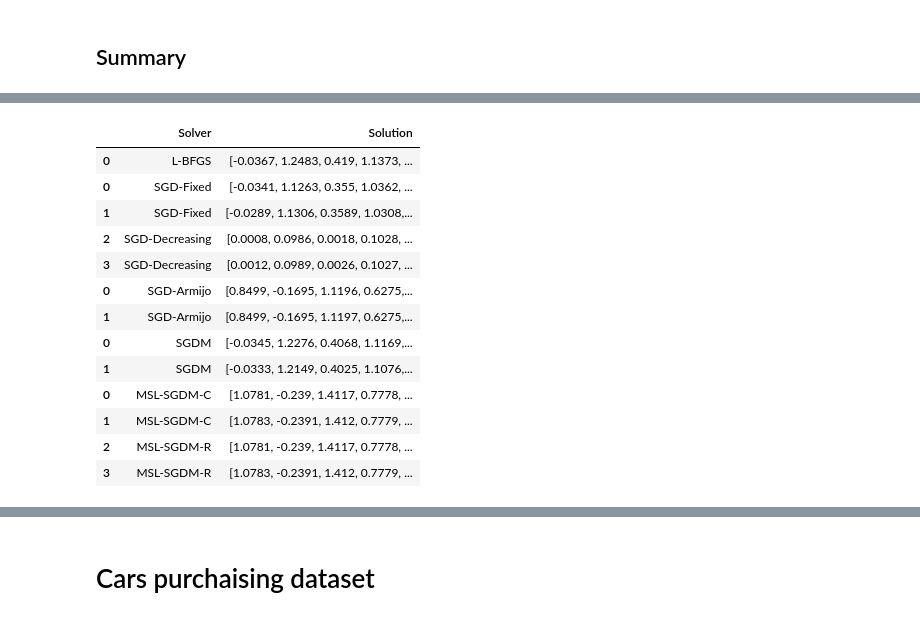
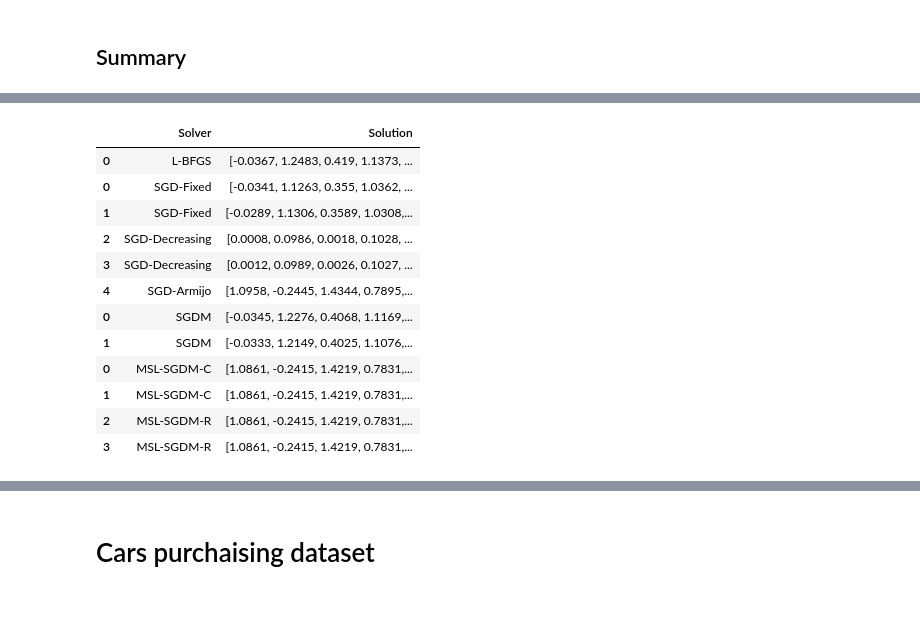
Before and after one commit to david-inf/SGD-and-LS, a Jupyter notebook: py/main.ipynb, the cells around one changed output, grey strips where cells are left out. Cells and saved outputs as stored; diff of their text form; code cells hidden in the pictures.

```diff
--- a/py/main.ipynb
+++ b/py/main.ipynb
@@ -122,7 +127,7 @@ sgdApple_decre3 = LogisticRegression(solver="SGD-Decreasing", C=1, minibatch=32)
 # SGD-Armijo
 #sgdApple_armijo1 = LogisticRegression(solver="SGD-Armijo", C=0.5, minibatch=64).fit(w0Apple, X_train_apple, y_train_apple, X_test_apple, y_test_apple, step_size=0.1)
 #sgdApple_armijo2 = LogisticRegression(solver="SGD-Armijo", C=2, minibatch=64).fit(w0Apple, X_train_apple, y_train_apple, X_test_apple, y_test_apple, step_size=0.001)
-sgdApple_armijo3 = LogisticRegression(solver="SGD-Armijo", C=1, minibatch=64).fit(w0Apple, X_train_apple, y_train_apple, X_test_apple, y_test_apple, step_size=1e-5)
+sgdApple_armijo3 = LogisticRegression(solver="SGD-Armijo", C=0.1, minibatch=64).fit(w0Apple, X_train_apple, y_train_apple, X_test_apple, y_test_apple, step_size=1)
 # %%
 # SGDM
 #sgdmApple_1 = LogisticRegression(solver="SGDM", C=0.001, minibatch=32).fit(w0Apple, X_train_apple, y_train_apple, X_test_apple, y_test_apple, step_size=0.5, momentum=0.9)
@@ -139,5 +144,5 @@ mslcApple_3 = LogisticRegression(solver="MSL-SGDM-C", C=2, minibatch=64).fit(w0A
 mslrApple_2 = LogisticRegression(solver="MSL-SGDM-R", C=2, minibatch=64).fit(w0Apple, X_train_apple, y_train_apple, X_test_apple, y_test_apple, step_size=0.01, momentum=0.9)
 mslrApple_3 = LogisticRegression(solver="MSL-SGDM-R", C=2, minibatch=64).fit(w0Apple, X_train_apple, y_train_apple, X_test_apple, y_test_apple, step_size=0.0001, momentum=0.9)
 # %%
-modelsApple_data1 = optim_data([sgdApple_fixed1, sgdApple_fixed3, sgdApple_decre1, sgdApple_decre3])
+modelsApple_data1 = optim_data([sgdApple_fixed1, sgdApple_fixed3, sgdApple_decre1, sgdApple_decre3, sgdApple_armijo3])
 # %%
@@ -168,18 +173,17 @@ pd.concat([optim_bench(benchmarkApple).drop(columns={"Solution", "Loss/Epochs"})
 # %%
 pd.concat([optim_bench(benchmarkApple)[["Solver", "Solution"]],
-          pd.concat([modelsApple_data1, modelsApple_data2, modelsApple_data3, modelsApple_data4])[["Solver", "Solution"]]])
+          pd.concat([modelsApple_data1, modelsApple_data3, modelsApple_data4])[["Solver", "Solution"]]])
 # %% [output]
 |  | Solver | Solution |
 | 0 | L-BFGS | [-0.0367, 1.2483, 0.419, 1.1373, ... |
 | 0 | SGD-Fixed | [-0.0341, 1.1263, 0.355, 1.0362, ... |
 | 1 | SGD-Fixed | [-0.0289, 1.1306, 0.3589, 1.0308,... |
 | 2 | SGD-Decreasing | [0.0008, 0.0986, 0.0018, 0.1028, ... |
 | 3 | SGD-Decreasing | [0.0012, 0.0989, 0.0026, 0.1027, ... |
-| 0 | SGD-Armijo | [0.8499, -0.1695, 1.1196, 0.6275,... |
-| 1 | SGD-Armijo | [0.8499, -0.1695, 1.1197, 0.6275,... |
+| 4 | SGD-Armijo | [1.0958, -0.2445, 1.4344, 0.7895,... |
 | 0 | SGDM | [-0.0345, 1.2276, 0.4068, 1.1169,... |
 | 1 | SGDM | [-0.0333, 1.2149, 0.4025, 1.1076,... |
-| 0 | MSL-SGDM-C | [1.0781, -0.239, 1.4117, 0.7778, ... |
-| 1 | MSL-SGDM-C | [1.0783, -0.2391, 1.412, 0.7779, ... |
-| 2 | MSL-SGDM-R | [1.0781, -0.239, 1.4117, 0.7778, ... |
-| 3 | MSL-SGDM-R | [1.0783, -0.2391, 1.412, 0.7779, ... |
+| 0 | MSL-SGDM-C | [1.0861, -0.2415, 1.4219, 0.7831,... |
+| 1 | MSL-SGDM-C | [1.0861, -0.2415, 1.4219, 0.7831,... |
+| 2 | MSL-SGDM-R | [1.0861, -0.2415, 1.4219, 0.7831,... |
+| 3 | MSL-SGDM-R | [1.0861, -0.2415, 1.4219, 0.7831,... |
```
Also changed, not shown: parts of 10 cells of this notebook, 8 other files.
